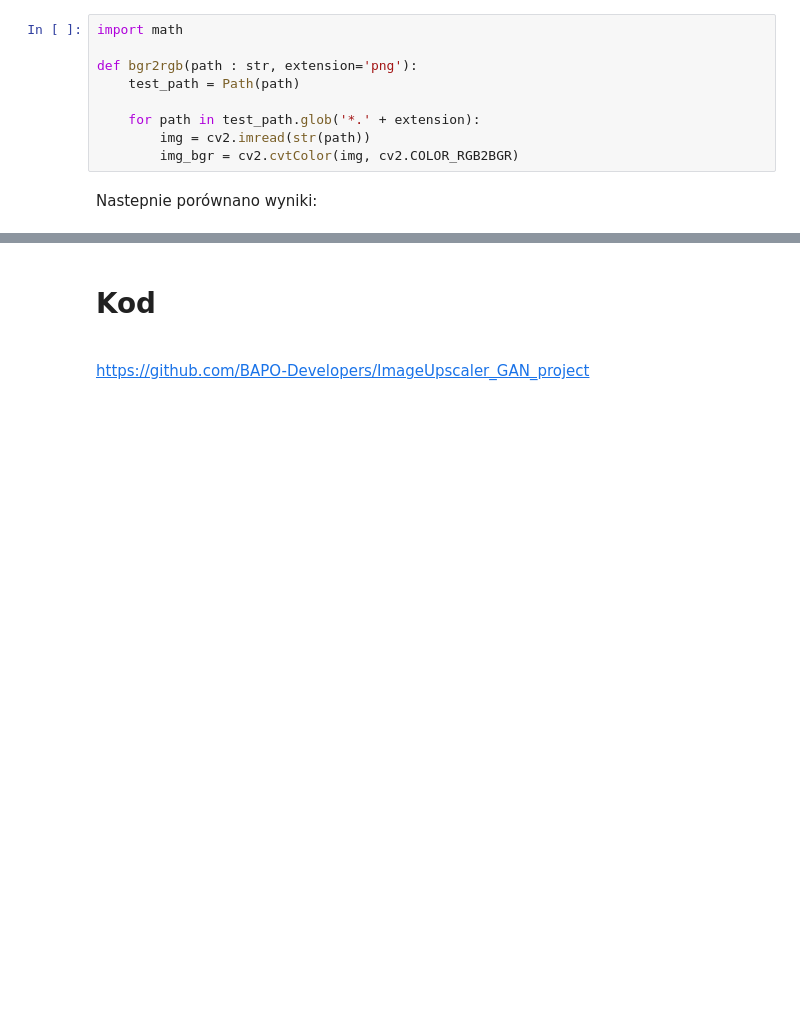
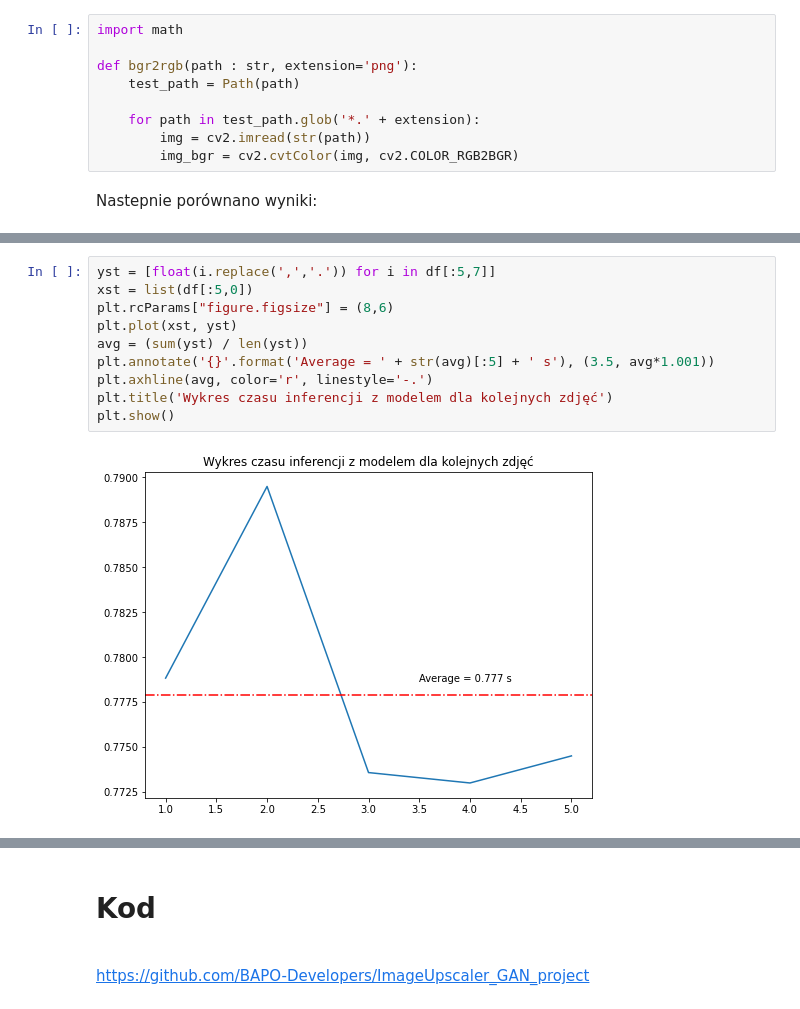
Before and after one commit to BAPO-Developers/ImageUpscaler_GAN_project, a Jupyter notebook: SprawozdanieAnimacje.ipynb, the cells around one changed output, grey strips where cells are left out. Drawn from its saved outputs; the diff is of its cells as text; blank space fills up the shorter version.

```diff
--- a/SprawozdanieAnimacje.ipynb
+++ b/SprawozdanieAnimacje.ipynb
@@ -217,0 +271,12 @@ Podjęto próbę wytrenowania innego modelu z czynnikiem upscalingu równym 2. W
+# %%
+yst = [float(i.replace(',','.')) for i in df[:5,7]]
+xst = list(df[:5,0])
+plt.rcParams["figure.figsize"] = (8,6)
+plt.plot(xst, yst)
+avg = (sum(yst) / len(yst))
+plt.annotate('{}'.format('Average = ' + str(avg)[:5] + ' s'), (3.5, avg*1.001))
+plt.axhline(avg, color='r', linestyle='-.')
+plt.title('Wykres czasu inferencji z modelem dla kolejnych zdjęć')
+plt.show()
+# %% [output]
+[figure, added]
```
Also changed, not shown: parts of 24 cells of this notebook, 17 other files.
